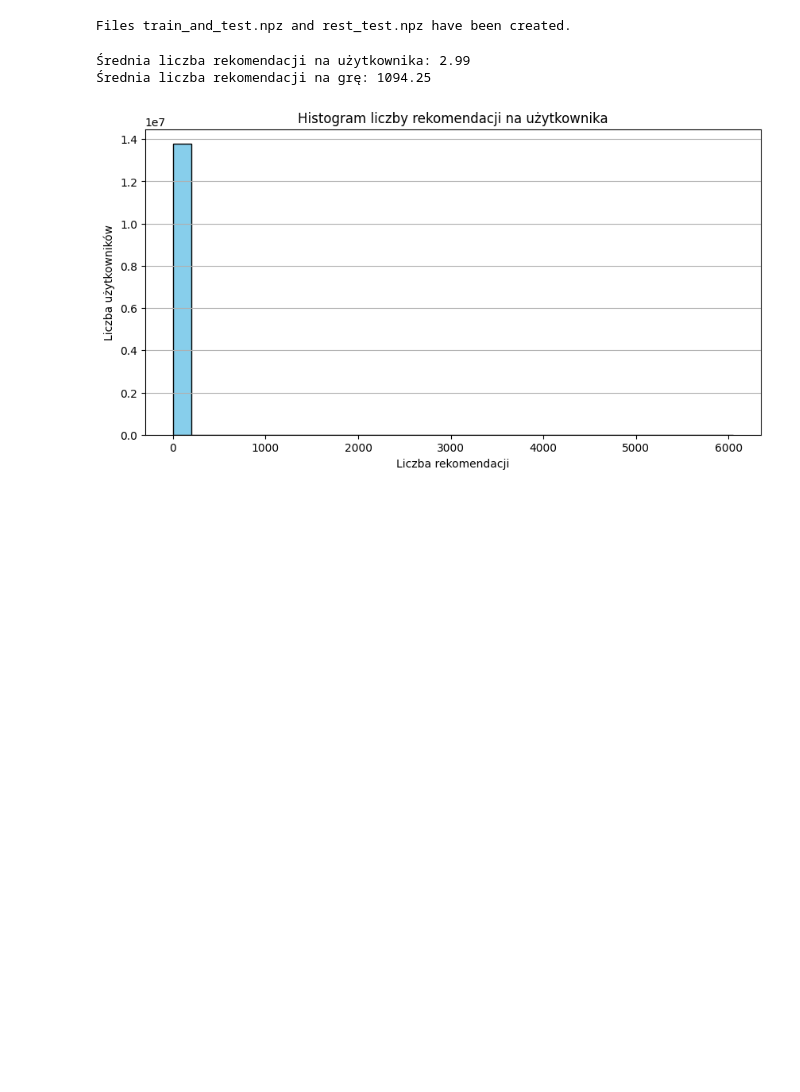
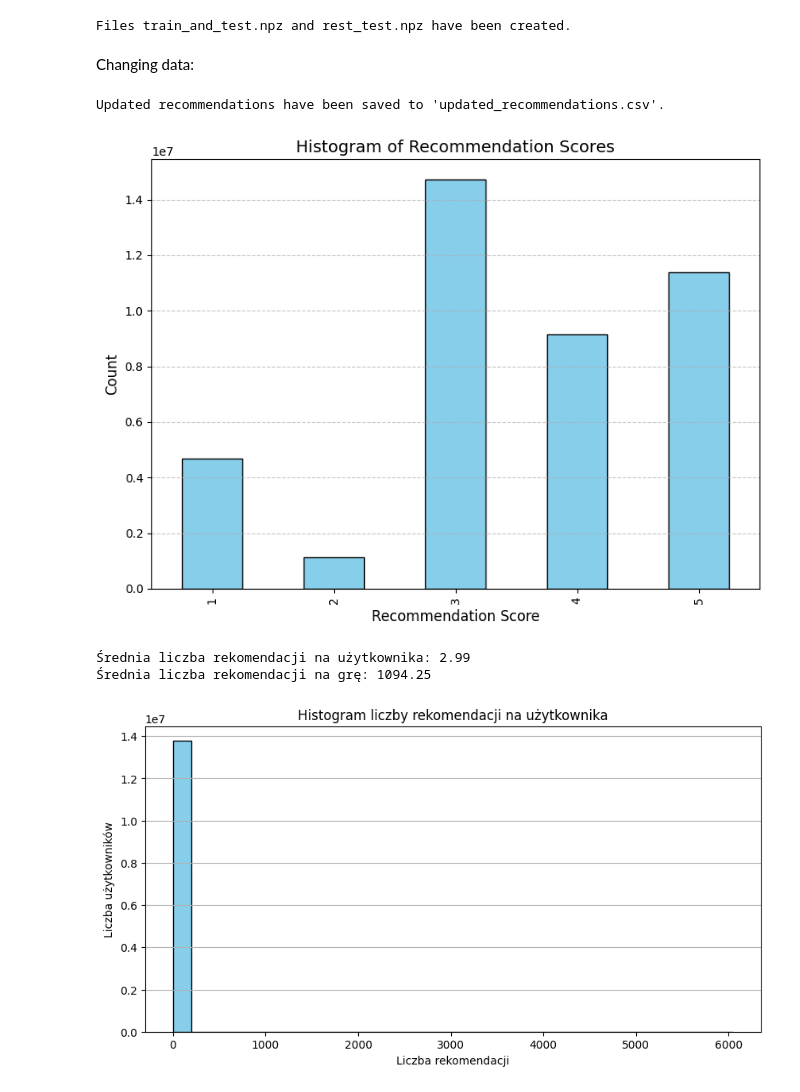
Before and after one commit to DominikSzczepaniak/GameRecommender, a Jupyter notebook: ML/data_analysis.ipynb, the cells around one changed output. Drawn from its saved outputs; the diff is of its cells as text; code cells hidden in the pictures; blank space fills up the shorter version.

Commit message:
scaled is_recommended and hours played for score

```diff
--- a/ML/data_analysis.ipynb
+++ b/ML/data_analysis.ipynb
@@ -102,6 +102,57 @@ save_npz('rest_test.npz', rest_test_matrix)
 print("Files train_and_test.npz and rest_test.npz have been created.")
 # %% [output]
 Files train_and_test.npz and rest_test.npz have been created.
+# %% [markdown]
+Changing data:
+# %%
+import pandas as pd
+
+# Load the CSV file
+data = pd.read_csv("recommendations.csv")
+
+# Calculate the average hours played for each game (app_id)
+average_hours = data.groupby("app_id")["hours"].mean().to_dict()
+
+# Define a function to assign scores based on is_recommended and hours played compared to average
+def assign_recommendation_score(row):
+    avg = average_hours[row["app_id"]]
+    hours = row["hours"]
+
+    if row["is_recommended"]:  # True: Assign 4 or 5
+        if hours < 0.5*avg:
+            return 3  # Slightly lower than average
+        elif hours < avg:
+            return 4
+        else:
+            return 5  # Higher or much higher than average
+    else:  # False: Assign 1 or 2
+        if hours < avg:
+            return 1  # Much lower than average
+        else:
+            return 2  # Slightly higher than average
+
+# Apply the function to the data
+data["is_recommended"] = data.apply(assign_recommendation_score, axis=1)
+
+# Save the modified DataFrame back to a CSV file
+data.to_csv("updated_recommendations.csv", index=False)
+
+print("Updated recommendations have been saved to 'updated_recommendations.csv'.")
+# %% [output]
+Updated recommendations have been saved to 'updated_recommendations.csv'.
+# %%
+import matplotlib.pyplot as plt
+plt.figure(figsize=(8, 6))
+data["is_recommended"].value_counts().sort_index().plot(kind="bar", color="skyblue", edgecolor="black")
+plt.title("Histogram of Recommendation Scores", fontsize=14)
+plt.xlabel("Recommendation Score", fontsize=12)
+plt.ylabel("Count", fontsize=12)
+plt.xticks(ticks=[0, 1, 2, 3, 4], labels=[1, 2, 3, 4, 5], fontsize=10)
+plt.grid(axis="y", linestyle="--", alpha=0.7)
+plt.tight_layout()
+plt.show()
+# %% [output]
+[figure, added]
 # %%
 import matplotlib.pyplot as plt
 recommendations = pd.read_csv('./cleora/recommendations.csv')
```
